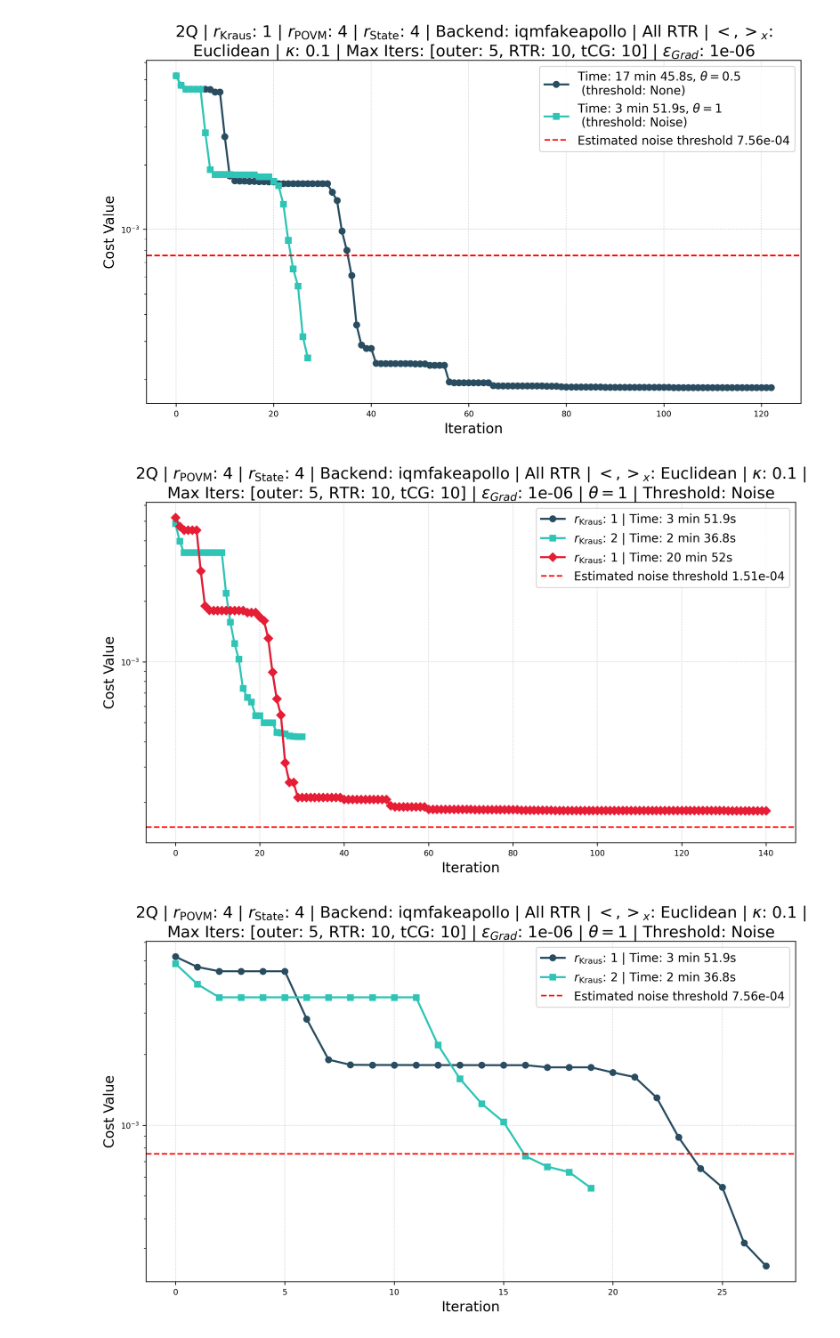
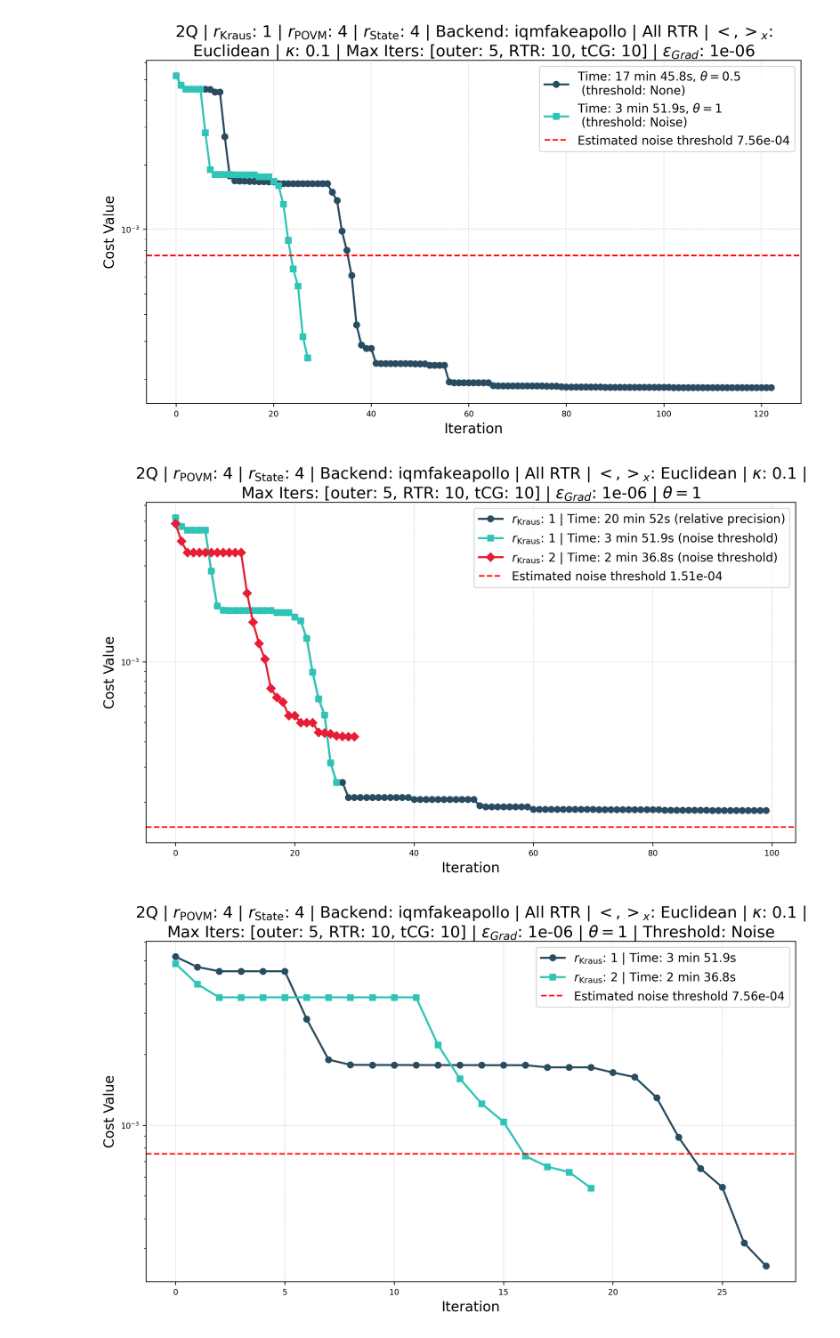
Before and after one commit to EmilianoG-byte/iqm-benchmarks, a Jupyter notebook: playground/aps_presentation/reconstruction_time_comparison.ipynb, the cells around one changed output. Saved outputs shown, nothing was run; the diff lists cells and outputs as text; code cells hidden in the pictures.

```diff
--- a/playground/aps_presentation/reconstruction_time_comparison.ipynb
+++ b/playground/aps_presentation/reconstruction_time_comparison.ipynb
@@ -79,9 +79,6 @@ INFO:2026-02-24 22:04:42,866:jax._src.xla_bridge:927: Unable to initialize backe
 2026-02-24 22:04:42,866 - jax._src.xla_bridge - INFO - Unable to initialize backend 'rocm': module 'jaxlib.xla_extension' has no attribute 'GpuAllocatorConfig'
 INFO:2026-02-24 22:04:42,869:jax._src.xla_bridge:927: Unable to initialize backend 'tpu': INTERNAL: Failed to open libtpu.so: dlopen(libtpu.so, 0x0001): tried: 'libtpu.so' (no such file), '/System/Vol ...
 2026-02-24 22:04:42,869 - jax._src.xla_bridge - INFO - Unable to initialize backend 'tpu': INTERNAL: Failed to open libtpu.so: dlopen(libtpu.so, 0x0001): tried: 'libtpu.so' (no such file), '/System/Vo ...
-# %%
-# this is how it was called before.
-Q2_GST = Q2_GST_rank_1
 # %%
 povm_psd_init_2q, state_psd_init_2q = get_compressed_perturbed_rep_from_mgst(povm_mgst_2q, state_mgst_2q)
 cost_fn_kwargs_2q = {
@@ -435,24 +432,24 @@ title = rf"{num_qubits_2}Q | $r_\mathrm{{Kraus}}$: {kraus_rank_1} | $r_\mathrm{{
 plot_cost_function(cost_fn_lists, title=title, labels=labels, comparison_yline=noise_threshold, comparison_label=f"Estimated noise threshold {noise_threshold:.2e}")
 # %% [output]
 [figure]
-# %%
-cost_fn_lists_ranks = [
-    cost_fn_history_2q_rank_1_threshold,
-    cost_fn_history_2q_rank_2,
-    cost_fn_history_2q_rank_1_rel_precision
-]
-
-labels_ranks = [
-    rf"$r_\mathrm{{Kraus}}$: {kraus_rank_1} | Time: 3 min 51.9s",
-    rf"$r_\mathrm{{Kraus}}$: {kraus_rank_2} | Time: 2 min 36.8s ",
-    rf"$r_\mathrm{{Kraus}}$: {kraus_rank_1} | Time: 20 min 52s",
-]
-
-title_ranks = rf"{num_qubits_2}Q | $r_\mathrm{{POVM}}$: {povm_rank_2q} | $r_\mathrm{{State}}$: {state_rank_2q} | Backend: {backend} | All RTR | $<,>_x$: Euclidean | $\kappa$: {kappa} | Max Iters: [outer: {num_iterations_outer}, RTR: {num_iterations_tr}, tCG: {num_iterations_cg}] | $\epsilon_{{Grad}}$: {tol_grad} | $\theta=${theta} | Threshold: Noise"
-
-plot_cost_function(cost_fn_lists_ranks, title=title_ranks, labels=labels_ranks, comparison_yline=og_noise_threshold, comparison_label=f"Estimated noise threshold {og_noise_threshold:.2e}")
-# %% [output]
-[figure, removed]
+# %%
+cost_fn_lists_ranks = [
+    cost_fn_history_2q_rank_1_rel_precision,
+    cost_fn_history_2q_rank_1_threshold,
+    cost_fn_history_2q_rank_2,
+]
+
+labels_ranks = [
+    rf"$r_\mathrm{{Kraus}}$: {kraus_rank_1} | Time: 20 min 52s (relative precision)",
+    rf"$r_\mathrm{{Kraus}}$: {kraus_rank_1} | Time: 3 min 51.9s (noise threshold)",
+    rf"$r_\mathrm{{Kraus}}$: {kraus_rank_2} | Time: 2 min 36.8s (noise threshold)",
+]
+
+title_ranks = rf"{num_qubits_2}Q | $r_\mathrm{{POVM}}$: {povm_rank_2q} | $r_\mathrm{{State}}$: {state_rank_2q} | Backend: {backend} | All RTR | $<,>_x$: Euclidean | $\kappa$: {kappa} | Max Iters: [outer: {num_iterations_outer}, RTR: {num_iterations_tr}, tCG: {num_iterations_cg}] | $\epsilon_{{Grad}}$: {tol_grad} | $\theta=${theta}"
+
+plot_cost_function(cost_fn_lists_ranks, title=title_ranks, labels=labels_ranks, comparison_yline=og_noise_threshold, comparison_label=f"Estimated noise threshold {og_noise_threshold:.2e}")
+# %% [output]
+[figure, added]
 # %%
 cost_fn_lists_ranks = [
     cost_fn_history_2q_rank_1_threshold,
```
Also changed, not shown: parts of 6 cells of this notebook, 2 other files.
